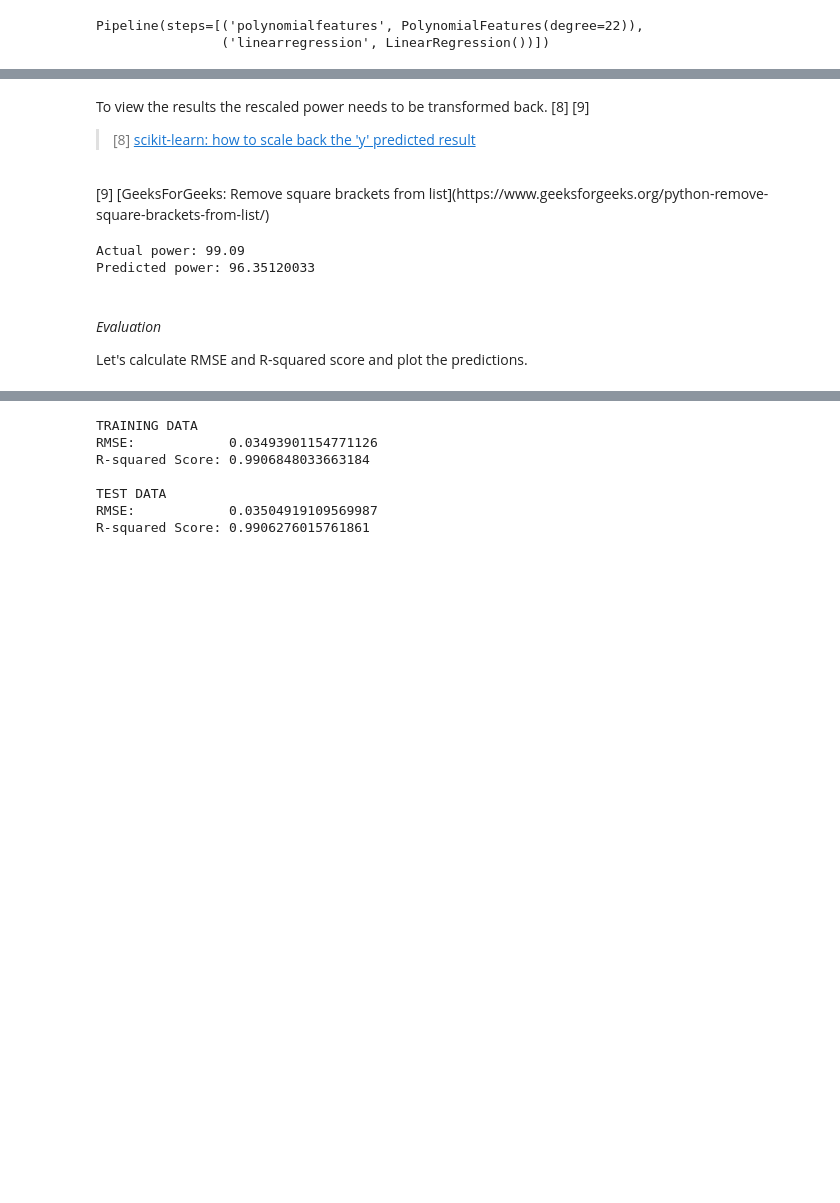
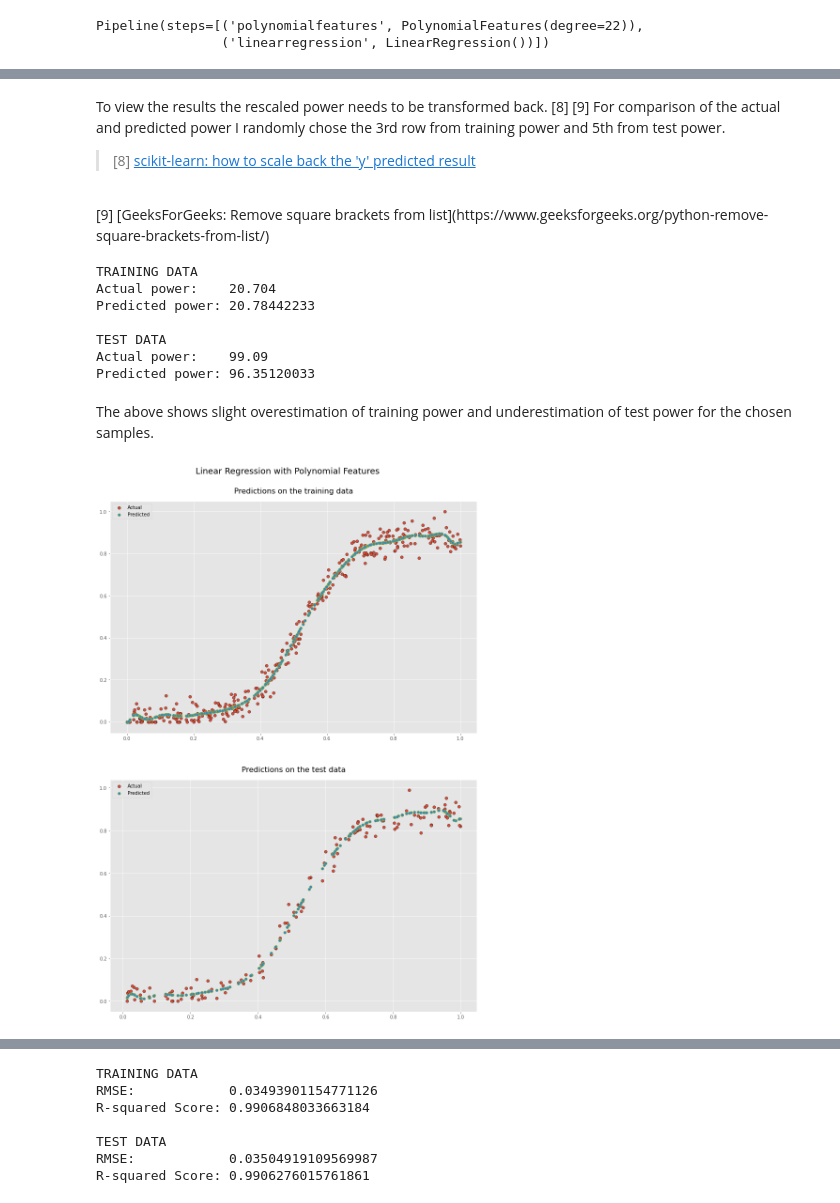
Before and after one commit to olgarozhdestvina/Machine-Learning-and-Statistics-Project, a Jupyter notebook: Power_production_model.ipynb, the cells around one changed output, grey strips where cells are left out. Cells and saved outputs as stored; diff of their text form; code cells hidden in the pictures; blank space fills up the shorter version.

```diff
--- a/Power_production_model.ipynb
+++ b/Power_production_model.ipynb
@@ -302,23 +306,53 @@ Now that we have the model created, we can make predictions on the training and
 y_train_pred = pipeline.predict(speed_train)
 y_test_pred = pipeline.predict(speed_test)
 # %% [markdown]
-To view the results the rescaled power needs to be transformed back. [8] [9]
+To view the results the rescaled power needs to be transformed back. [8] [9] For comparison of the actual and predicted power I randomly chose the 3rd row from training power and 5th from test power.
+
 > [8] [scikit-learn: how to scale back the 'y' predicted result](https://stackoverflow.com/questions/38058774/scikit-learn-how-to-scale-back-the-y-predicted-result)
 <br>
 [9] [GeeksForGeeks: Remove square brackets from list](https://www.geeksforgeeks.org/python-remove-square-brackets-from-list/)
 # %%
 # Unscaling of power.
+power_train_unscaled = str(scaler.inverse_transform(power_train)[3])[1:-1]
 power_test_unscaled = str(scaler.inverse_transform(power_test)[5])[1:-1]
 
-# Printing actual and predicted power.
-print(f"Actual power: {power_test_unscaled}")
+# Printing actual and predicted training power.
+print(f"TRAINING DATA\nActual power:\t {power_train_unscaled}")
+print(f"Predicted power: {str(scaler.inverse_transform(y_train_pred)[3])[1:-1]}")
+
+# Printing actual and predicted test power.
+print(f"\nTEST DATA\nActual power:\t {power_test_unscaled}")
 print(f"Predicted power: {str(scaler.inverse_transform(y_test_pred)[5])[1:-1]}")
 # %% [output]
-Actual power: 99.09
+TRAINING DATA
+Actual power:    20.704
+Predicted power: 20.78442233
+
+TEST DATA
+Actual power:    99.09
 Predicted power: 96.35120033
-# %% [markdown]
-<br>
-
-_Evaluation_
-
-Let's calculate RMSE and R-squared score and plot the predictions.
+# %% [markdown]
+The above shows slight overestimation of training power and underestimation of test power for the chosen samples.
+# %%
+# Create a figure, axis and titles.
+fig, [ax1,ax2] = plt.subplots(2,1, figsize=(14,20))
+fig.suptitle("Linear Regression with Polynomial Features", y = 0.93)
+ax1.set_title("Predictions on the training data",y=1.02, fontsize=16)
+ax2.set_title("Predictions on the test data",y=1.02, fontsize=16)
+
+# Plot actual training data and predictions.
+ax1.scatter(speed_train, power_train,edgecolor="black",  label="Actual")
+ax1.scatter(speed_train, y_train_pred, edgecolor="y", label="Predicted")
+
+# Plot actual test data and predictions.
+ax2.scatter(speed_test, power_test, edgecolor="black", label="Actual")
+ax2.scatter(speed_test, y_test_pred, edgecolor="y", label="Predicted")
+
+# Show legend.
+ax1.legend(loc='upper left')
+ax2.legend(loc='upper left')
+
+# Show the plot.
+plt.show()
+# %% [output]
+[figure, added]
```
Also changed, not shown: parts of 50 cells of this notebook.
